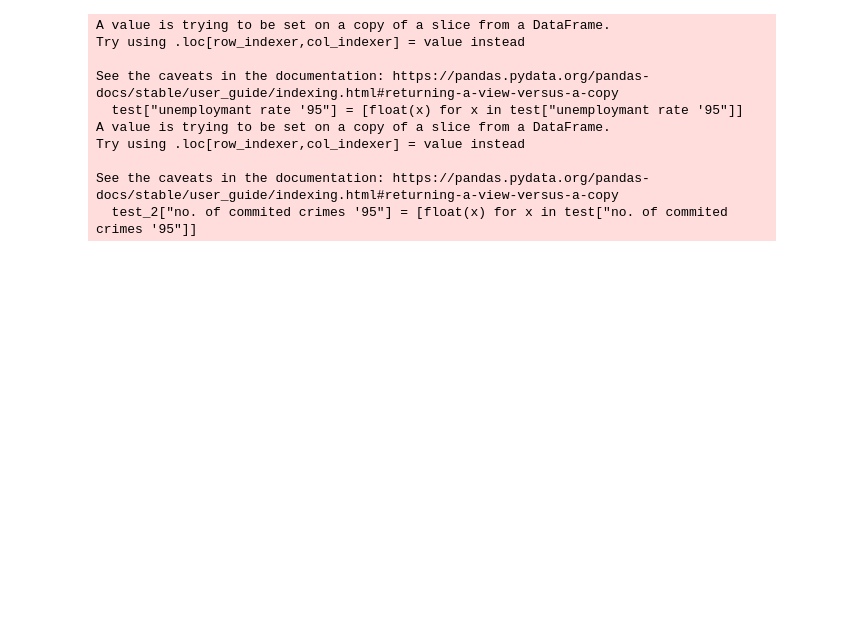
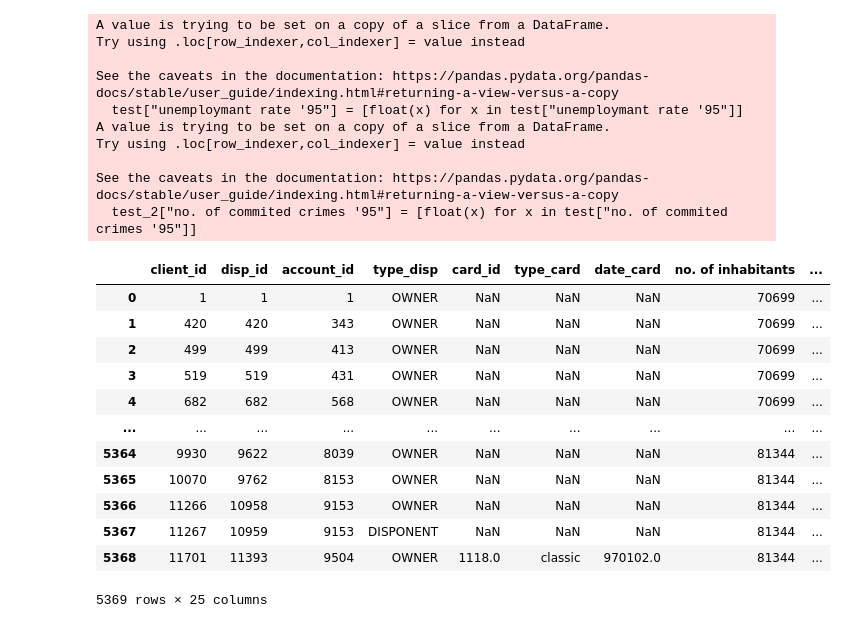
Before and after one commit to diogohalmeida/FEUP-AC-PROJ, a Jupyter notebook: Proj.ipynb, the cells around one changed output. Cells and saved outputs as stored; diff of their text form; code cells hidden in the pictures; blank space fills up the shorter version.

```diff
--- a/Proj.ipynb
+++ b/Proj.ipynb
@@ -153,21 +153,27 @@ new_dates = []
 new_dates_test = []
 sex = []
 sex_test = []
-for date in dates:
-    month = int(date[3:5])
-    gender = ""
-    if month > 12:
-        month = month - 50
-        gender = "female"
-    else:
-        gender = "male"
-    if month < 10:
-        month = "0" + str(month)
-    else:
-        month = str(month)
-    new_dates.append(date[0:2] + "-" + month + "-" + date[6:8])
-    sex.append(gender)
 
+def handle_dates(dates):
+    new_dates = []
+    sex = []
+    for date in dates:
+        month = int(date[3:5])
+        gender = ""
+        if month > 12:
+            month = month - 50
+            gender = "female"
+        else:
+            gender = "male"
+        if month < 10:
+            month = "0" + str(month)
+        else:
+            month = str(month)
+        new_dates.append(date[0:2] + "-" + month + "-" + date[6:8])
+        sex.append(gender)
+    return (new_dates, sex)
+
+"""
 for date in dates_test:
     month = int(date[3:5])
     gender = ""
@@ -176,33 +182,51 @@ for date in dates_test:
         gender = "female"
     else:
         gender = "male"
     if month < 10:
         month = "0" + str(month)
     else:
         month = str(month)
     new_dates_test.append(date[0:2] + "-" + month + "-" + date[6:8])
     sex_test.append(gender)
+"""
+new_dates, sex = handle_dates(dates)
+new_dates_test, sex_test = handle_dates(dates_test)
 
 ages = []
 for date in new_dates:
     year = int("19" + date[0:2])
     age = 2021 - year
     ages.append(age)
 
 ages_test = []
 for date in new_dates_test:
     year = int("19" + date[0:2])
     age = 2021 - year
     ages_test.append(age)
 
 #date_sex = {"age": ages, "sex": sex}
 #date_sex_df = pd.DataFrame(date_sex)
 
 clients_disps_cards_districts_accounts = clients_disps_cards_districts_accounts.drop(["birth_number"], axis=1)
 clients_disps_cards_districts_accounts_test = clients_disps_cards_districts_accounts_test.drop(["birth_number"], axis=1)
 
 people_account_data = clients_disps_cards_districts_accounts.assign(sex = sex, age = ages)
 people_account_data_test = clients_disps_cards_districts_accounts_test.assign(sex = sex_test, age = ages_test)
+people_account_data_test
+# %% [output]
+|  | client_id | disp_id | account_id | type_disp | card_id | type_card | date_card | no. of inhabitants | ... |
+| 0 | 1 | 1 | 1 | OWNER | NaN | NaN | NaN | 70699 | ... |
+| 1 | 420 | 420 | 343 | OWNER | NaN | NaN | NaN | 70699 | ... |
+| 2 | 499 | 499 | 413 | OWNER | NaN | NaN | NaN | 70699 | ... |
+| 3 | 519 | 519 | 431 | OWNER | NaN | NaN | NaN | 70699 | ... |
+| 4 | 682 | 682 | 568 | OWNER | NaN | NaN | NaN | 70699 | ... |
+| ... | ... | ... | ... | ... | ... | ... | ... | ... | ... |
+| 5364 | 9930 | 9622 | 8039 | OWNER | NaN | NaN | NaN | 81344 | ... |
+| 5365 | 10070 | 9762 | 8153 | OWNER | NaN | NaN | NaN | 81344 | ... |
+| 5366 | 11266 | 10958 | 9153 | OWNER | NaN | NaN | NaN | 81344 | ... |
+| 5367 | 11267 | 10959 | 9153 | DISPONENT | NaN | NaN | NaN | 81344 | ... |
+| 5368 | 11701 | 11393 | 9504 | OWNER | 1118.0 | classic | 970102.0 | 81344 | ... |
+5369 rows × 25 columns
 # %%
 # Merging the rest?
 
```
Also changed, not shown: parts of 21 cells of this notebook.
